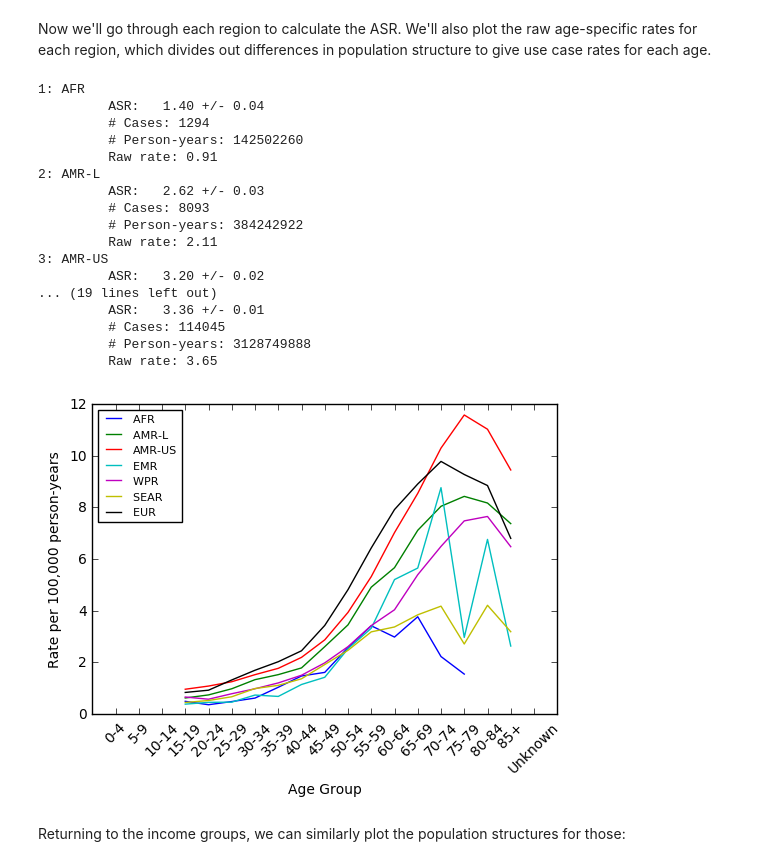
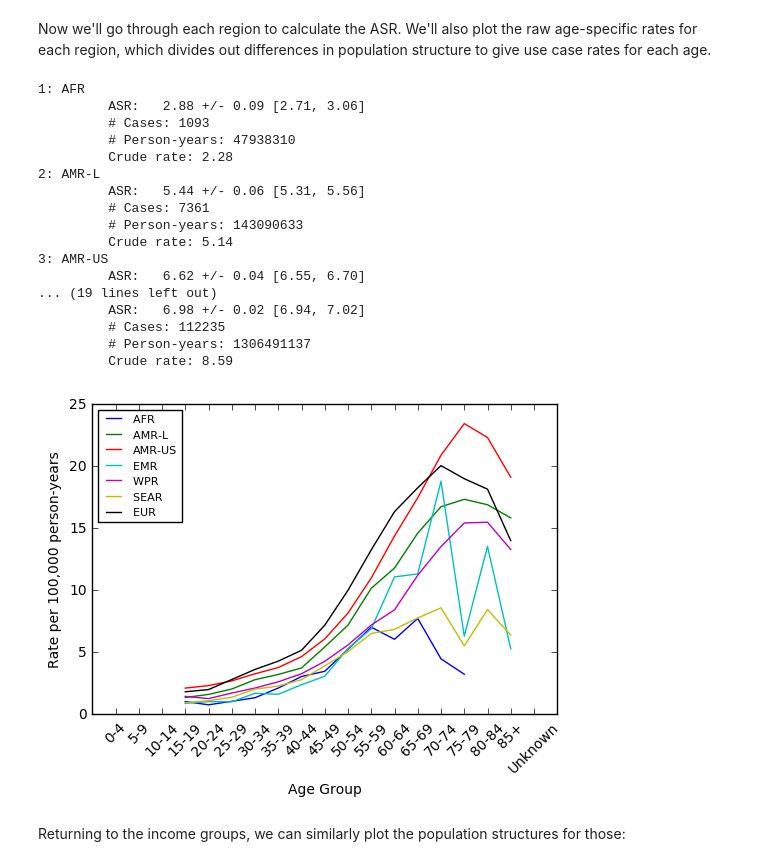
Before and after one commit to BellKoffieNahed2017/tumorAnalysis, a Jupyter notebook: Tumor Analysis from CI5-Xd.ipynb, the cells around one changed output. Cells and saved outputs as stored; diff of their text form; code cells hidden in the pictures.

```diff
--- a/Tumor Analysis from CI5-Xd.ipynb
+++ b/Tumor Analysis from CI5-Xd.ipynb
@@ -16,11 +16,10 @@ import math
 # %% [markdown]
 We'll define a WHO standard population for the 18 age groups in the CI5 dataset. Ref: https://seer.cancer.gov/stdpopulations/world.who.html
 # %%
-whoStandardPop = np.array([88569, 86870, 85970, 84670, 82171,
-                  79272, 76073, 71475, 65877, 60379,
-                  53681, 45484, 37187, 29590, 22092,
-                  15195,  9097, (4398+1500+400+50), 0])/10     # Add a 0 on the end for the 'Unknown' classification
-round(sum(whoStandardPop))                                     # Standard population sums to 100,000
+whoStandardPop = np.array([88569, 86870, 85970, 84670, 82171, 79272, 76073, 71475, 65877, 60379,
+                  53681, 45484, 37187, 29590, 22092, 15195,  9097, (4398+1500+400+50), 0])/10
+                                                        # Add a 0 on the end for the 'Unknown' classification
+round(sum(whoStandardPop))                              # Standard population sums to 100,000
 # %% [output]
 100000.0
 # %% [markdown]
@@ -107,8 +121,10 @@ Listing any of these codes in the variable `useTumors` below will include them i
 # %%
 useAges   = np.array([4,5,6,7,8,9,10,11,12,13,14,15,16,17,18])       # Use ages 15-85+
 useSexes  = [1,2]                                                    # Use both male and female
-useTumors = [183,194]
+useTumors = [183,184]
+# Use 183, 184 for Meningioma and all CNS tumors (C70, C71, C72)
 # Use 183, 194 for Meningioma and brain tumors (C70, C71)
+# Use 195 for Spine, cauda, cranial nerve, and NOS tumors (C72)
 # Use 196 for Spine and cauda tumors (C72.0-1)
 # %% [markdown]
 Now for each region, we'll load the data from each registry and extract the records that meet our search critera based on age, sex, and tumor type, and store the data in a dictionary called: `regionData[]`
@@ -208,7 +223,7 @@ for regionN in range(1, 8):
     for ageN in np.arange(1,20):
         ageD = data[data['Age'] == ageN]
         cases[ageN-1]       = sum(ageD['Cases'])
-        personYears[ageN-1] = sum(ageD['PersonYears'])
+        personYears[ageN-1] = sum(ageD['PersonYears'])/len(useTumors) # Don't double-count
         ageRate[ageN-1] = cases[ageN-1]/personYears[ageN-1]*100000
 
     plt.figure(1)
@@ -256,7 +271,7 @@ for regionN in range(1, 8):
     for ageN in np.arange(1,20):
         ageD = data[data['Age'] == ageN]
         cases[ageN-1]       = sum(ageD['Cases'])
-        personYears[ageN-1] = sum(ageD['PersonYears'])
+        personYears[ageN-1] = sum(ageD['PersonYears'])/len(useTumors) # Don't double-count
         ageRate[ageN-1] = cases[ageN-1]/personYears[ageN-1]*100000
 
     plt.figure(2)
@@ -354,53 +369,55 @@ for regionN in range(1, 8):
 
     cases       = np.zeros(19)
     personYears = np.zeros(19)
     ageRate     = np.zeros(19)
 
     for ageN in np.arange(1,20):
         # Only take records that have PersonYears > 0
         ageD = data[np.logical_and(data['Age'] == ageN,data['PersonYears'] > 0)]
         cases[ageN-1]       = sum(ageD['Cases'])
-        personYears[ageN-1] = sum(ageD['PersonYears'])
+        # Don't multiple-count person-years at risk when we're counting multiple tumors!
+        personYears[ageN-1] = sum(ageD['PersonYears'])/len(useTumors)
         ageRate[ageN-1] = cases[ageN-1]/personYears[ageN-1]*100000
 
     ASR   = calculateASR(cases, personYears, whoStandardPop, useAges)
     ASRse = calculateASRSE(cases, personYears, whoStandardPop, useAges)
+    ASRci = 1.96*ASRse
 
-    print("\t ASR:   %.2f +/- %.2f " % (ASR, ASRse))
-    print("\t # Cases: %d" % sum(cases))
-    print("\t # Person-years: %d" % sum(personYears))
-    rawRate = sum(cases)/sum(personYears)*100000
-    print("\t Raw rate: %.2f" % rawRate)
+    print("\t ASR:   %.2f +/- %.2f [%.2f, %.2f]" % (ASR, ASRse, ASR-ASRci, ASR+ASRci))
+    print("\t # Cases: %d" % sum(cases[useAges-1]))
+    print("\t # Person-years: %d" % sum(personYears[useAges-1]))
+    rawRate = sum(cases[useAges-1])/sum(personYears[useAges-1])*100000
+    print("\t Crude rate: %.2f" % rawRate)
 
     plt.figure(3)
     plt.plot(useAges, ageRate[useAges-1],'-',label=regionList[regionN-1])
     ax = plt.gca()
     ax.set_xticks(np.arange(1,20))
     ax.set_xticklabels(ageList, rotation=45)
     # plt.ylim(0,13)
     plt.xlim(0,20)
     plt.xlabel('Age Group')
     plt.ylabel('Rate per 100,000 person-years')
     plt.legend(loc='upper left',prop={'size':8})
 # %% [output]
 1: AFR
-         ASR:   1.40 +/- 0.04
-         # Cases: 1294
-         # Person-years: 142502260
-         Raw rate: 0.91
+         ASR:   2.88 +/- 0.09 [2.71, 3.06]
+         # Cases: 1093
+         # Person-years: 47938310
+         Crude rate: 2.28
 2: AMR-L
-         ASR:   2.62 +/- 0.03
-         # Cases: 8093
-         # Person-years: 384242922
-         Raw rate: 2.11
+         ASR:   5.44 +/- 0.06 [5.31, 5.56]
+         # Cases: 7361
+         # Person-years: 143090633
+         Crude rate: 5.14
 3: AMR-US
-         ASR:   3.20 +/- 0.02
+         ASR:   6.62 +/- 0.04 [6.55, 6.70]
 ... (19 lines left out)
-         ASR:   3.36 +/- 0.01
-         # Cases: 114045
-         # Person-years: 3128749888
-         Raw rate: 3.65
+         ASR:   6.98 +/- 0.02 [6.94, 7.02]
+         # Cases: 112235
+         # Person-years: 1306491137
+         Crude rate: 8.59
-[figure, old version]
+[figure, new version]
 # %% [markdown]
 Returning to the income groups, we can similarly plot the population structures for those:
 # %%
```
Also changed, not shown: parts of 11 cells of this notebook, 1 other file.
